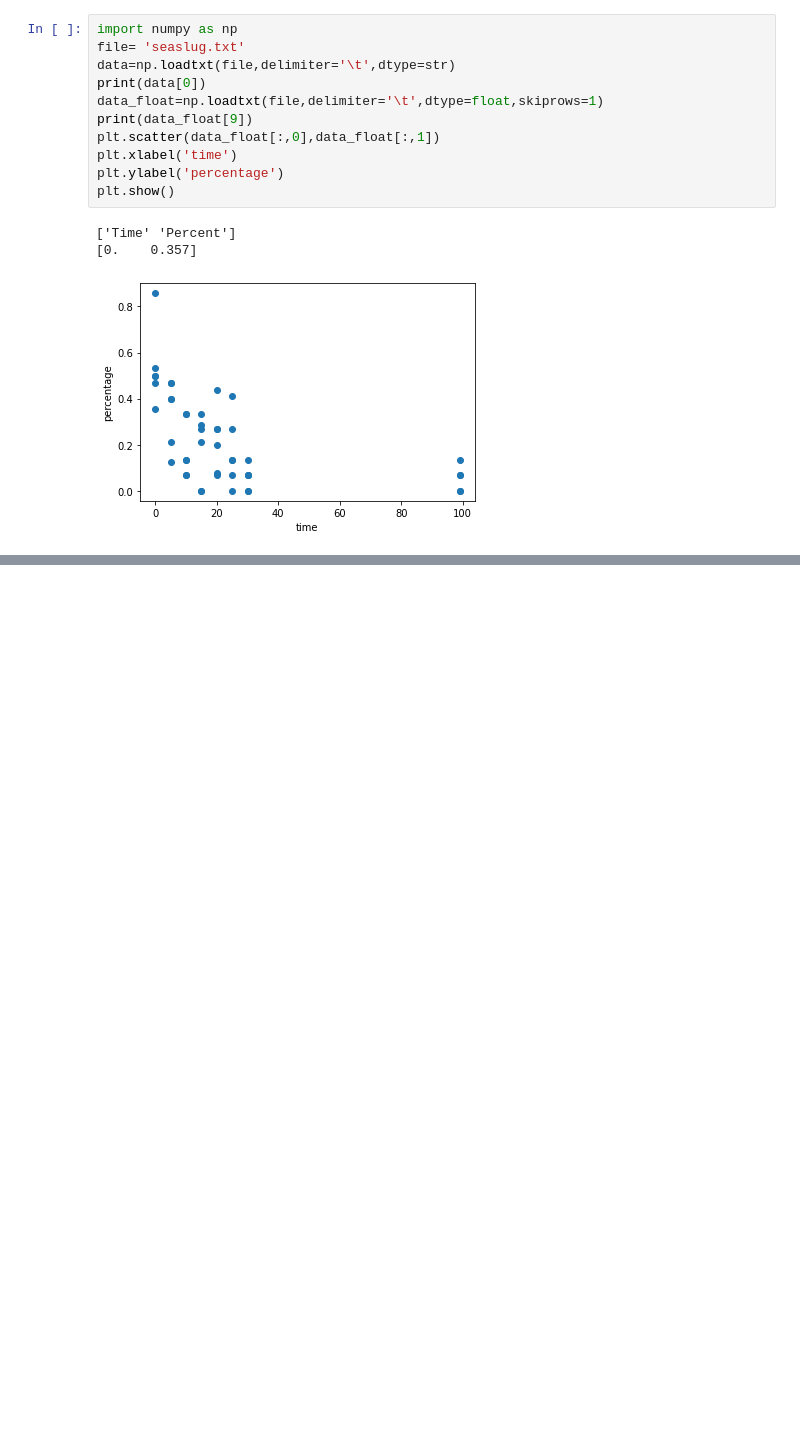
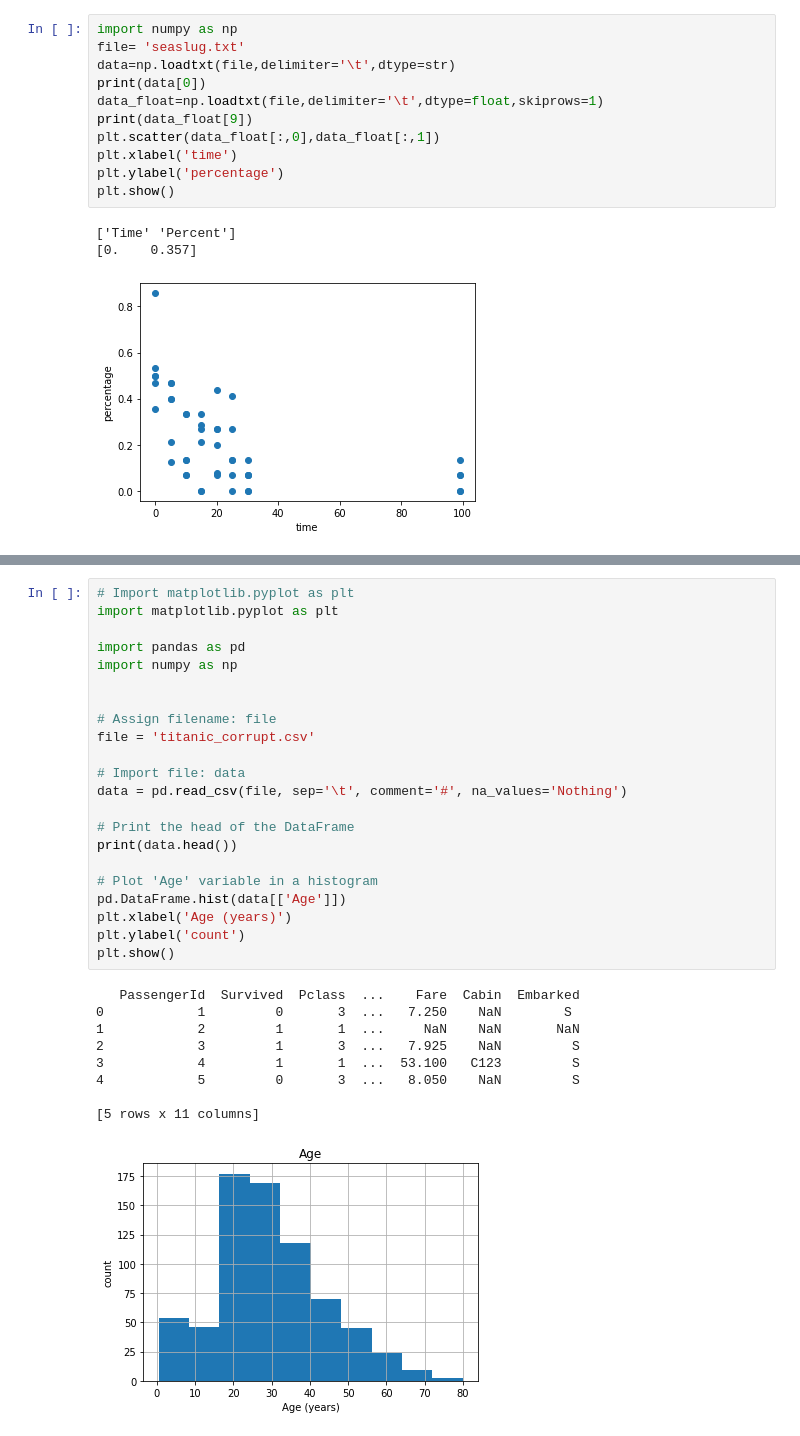
Before and after one commit to asfandyarsaeed1/Python-For-DataScience, a Jupyter notebook: Exercise/Importing_data_via_Python.ipynb, the cells around one changed output, grey strips where cells are left out. Saved outputs shown, nothing was run; the diff lists cells and outputs as text; blank space fills up the shorter version.

Commit message:
importing data

```diff
--- a/Exercise/Importing_data_via_Python.ipynb
+++ b/Exercise/Importing_data_via_Python.ipynb
@@ -180,0 +266,32 @@ plt.show()
+# %%
+# Import matplotlib.pyplot as plt
+import matplotlib.pyplot as plt
+
+import pandas as pd
+import numpy as np
+
+
+# Assign filename: file
+file = 'titanic_corrupt.csv'
+
+# Import file: data
+data = pd.read_csv(file, sep='\t', comment='#', na_values='Nothing')
+
+# Print the head of the DataFrame
+print(data.head())
+
+# Plot 'Age' variable in a histogram
+pd.DataFrame.hist(data[['Age']])
+plt.xlabel('Age (years)')
+plt.ylabel('count')
+plt.show()
+# %% [output]
+   PassengerId  Survived  Pclass  ...    Fare  Cabin  Embarked
+0            1         0       3  ...   7.250    NaN        S
+1            2         1       1  ...     NaN    NaN       NaN
+2            3         1       3  ...   7.925    NaN         S
+3            4         1       1  ...  53.100   C123         S
+4            5         0       3  ...   8.050    NaN         S
+
+[5 rows x 11 columns]
+[figure, added]
```
Also changed, not shown: parts of 8 cells of this notebook, 2 other files.
